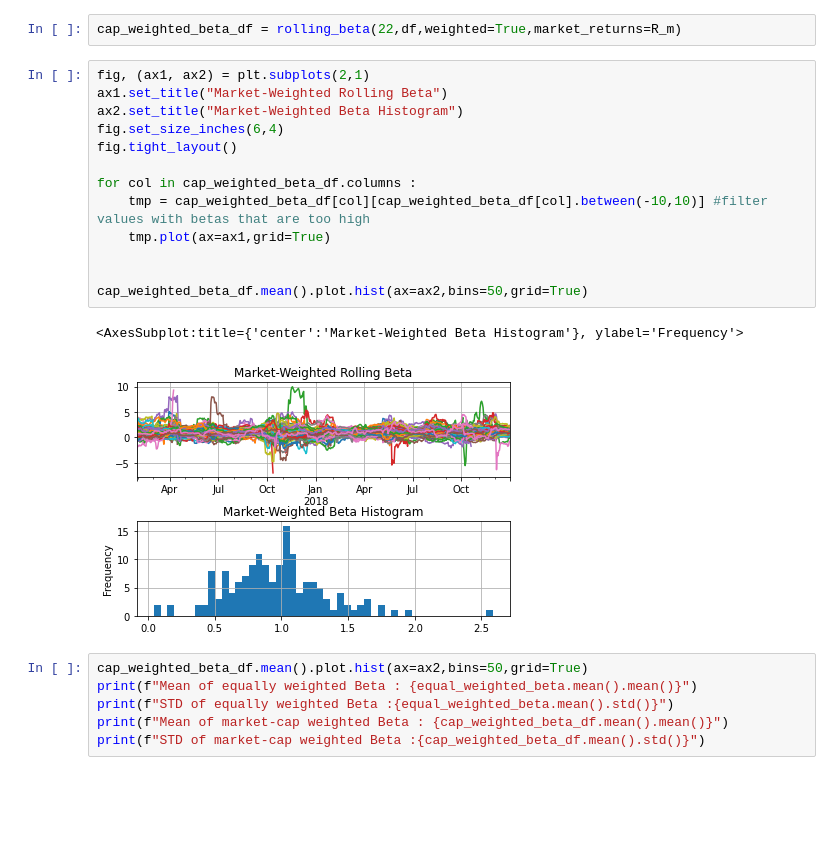
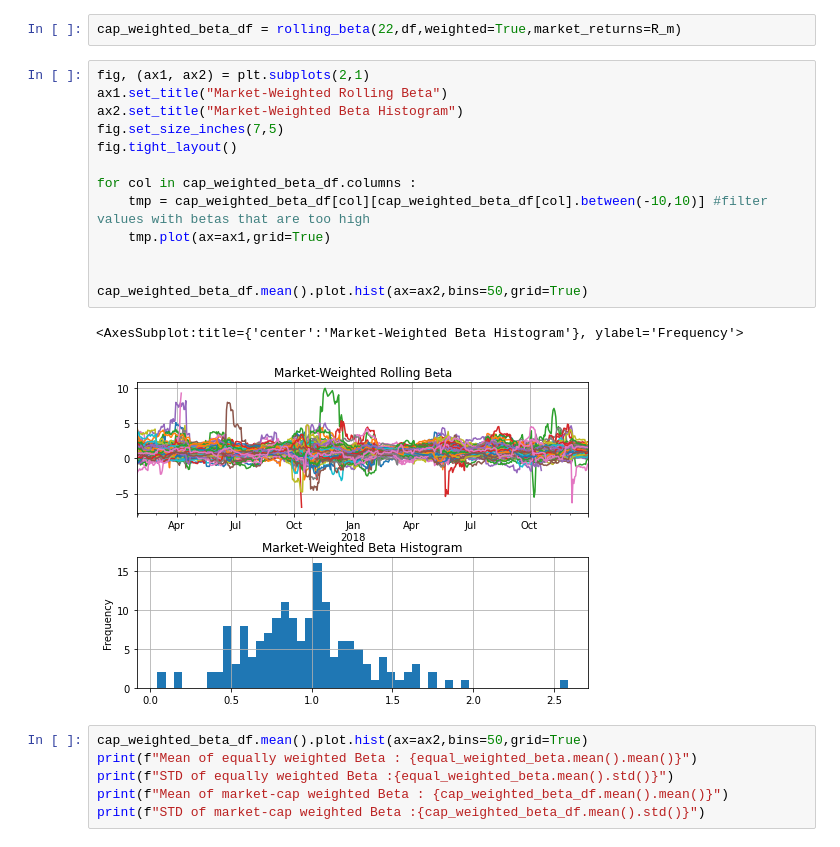
Before and after one commit to zxt18/Financial-Signal-Processing, a Jupyter notebook: Coursework_1.ipynb, the cells around one changed output. Drawn from its saved outputs; the diff is of its cells as text; blank space fills up the shorter version.

```diff
--- a/Coursework_1.ipynb
+++ b/Coursework_1.ipynb
@@ -692,19 +723,19 @@ cap_weighted_beta_df = rolling_beta(22,df,weighted=True,market_returns=R_m)
 # %%
 fig, (ax1, ax2) = plt.subplots(2,1)
 ax1.set_title("Market-Weighted Rolling Beta")
 ax2.set_title("Market-Weighted Beta Histogram")
-fig.set_size_inches(6,4)
+fig.set_size_inches(7,5)
 fig.tight_layout()
 
 for col in cap_weighted_beta_df.columns :
     tmp = cap_weighted_beta_df[col][cap_weighted_beta_df[col].between(-10,10)] #filter values with betas that are too high
     tmp.plot(ax=ax1,grid=True)
 
 
 cap_weighted_beta_df.mean().plot.hist(ax=ax2,bins=50,grid=True)
 # %% [output]
 <AxesSubplot:title={'center':'Market-Weighted Beta Histogram'}, ylabel='Frequency'>
-[figure, old version]
+[figure, new version]
 # %%
 cap_weighted_beta_df.mean().plot.hist(ax=ax2,bins=50,grid=True)
 print(f"Mean of equally weighted Beta : {equal_weighted_beta.mean().mean()}")
```
Also changed, not shown: parts of 70 cells of this notebook, 4 other files.
